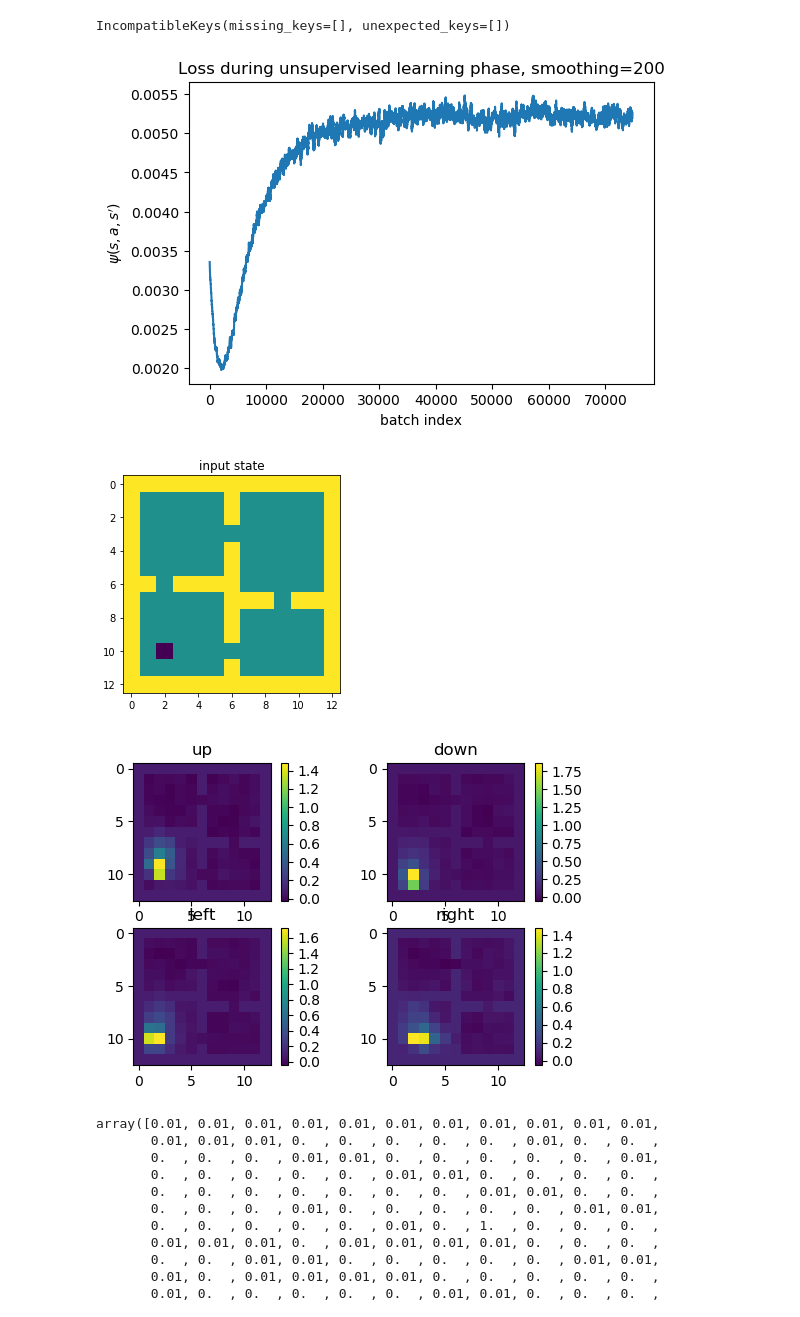
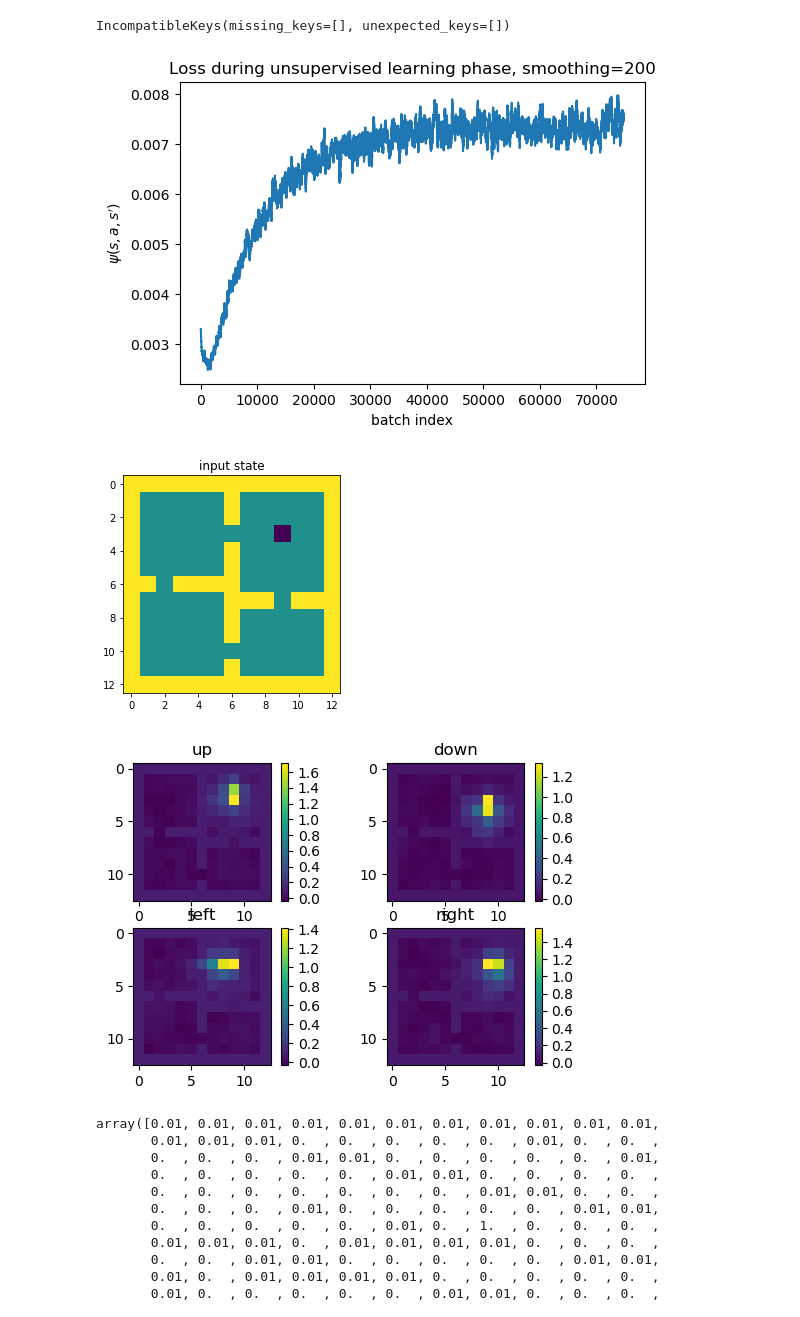
Before and after one commit to psurya1994/successor-feature-representations, a Jupyter notebook: notebooks/11-visualize-apsf.ipynb, the cells around one changed output. Saved outputs shown, nothing was run; the diff lists cells and outputs as text; code cells hidden in the pictures.

```diff
--- a/notebooks/11-visualize-apsf.ipynb
+++ b/notebooks/11-visualize-apsf.ipynb
@@ -65,7 +65,7 @@ avdsr.network.load_state_dict(weights,strict=True)
 # %% [output]
 IncompatibleKeys(missing_keys=[], unexpected_keys=[])
 # %%
-with open('../storage/06-loss.p', 'rb') as f:
+with open('../storage/08-loss.p', 'rb') as f:
     loss_vec = pickle.load(f)
 kernel = 200
 plt.figure(figsize=(6,4), dpi=100)
@@ -74,33 +74,33 @@ plt.title('Loss during unsupervised learning phase, smoothing=' + str(kernel))
 plt.xlabel('batch index'), plt.ylabel('$\psi(s,a,s\')$')
 plt.show()
 # %% [output]
-[figure, old version]
+[figure, new version]
 # %%
 from deep_rl.component.fourrooms import FourRoomsMatrixNoTerm
 env = FourRoomsMatrixNoTerm()
 g = [21, 28, 84, 91]
-state = env.reset(init=g[2])
+state = env.reset(init=g[1])
 # env.current_cell = (3,2)
 # state, _, _, _ = env.step(env.action_space.sample())
 plt.imshow(env.render()); plt.title('input state'), plt.show()
 _, out, _ = avdsr.network(tensor(state).unsqueeze(0))
 # plt.imshow(state.reshape((13,13))), plt.show()
 
 dirs = {0: 'up', 1: 'down', 2:'left', 3:'right'}
 
 plt.figure(dpi=100)
 psi = out.detach().cpu().numpy()
 for i in range(4):
     psi_a = psi[0,i,:]
     plt.subplot(2,2,i+1)
     plt.imshow(psi_a.reshape((13,13)))
     plt.title(dirs[i])
     plt.colorbar()
 
 plt.show()
 # %% [output]
-[figure, old version]
+[figure, new version]
-[figure, old version]
+[figure, new version]
 # %%
 state
 # %% [output]
```
Also changed, not shown: 4 other files.
